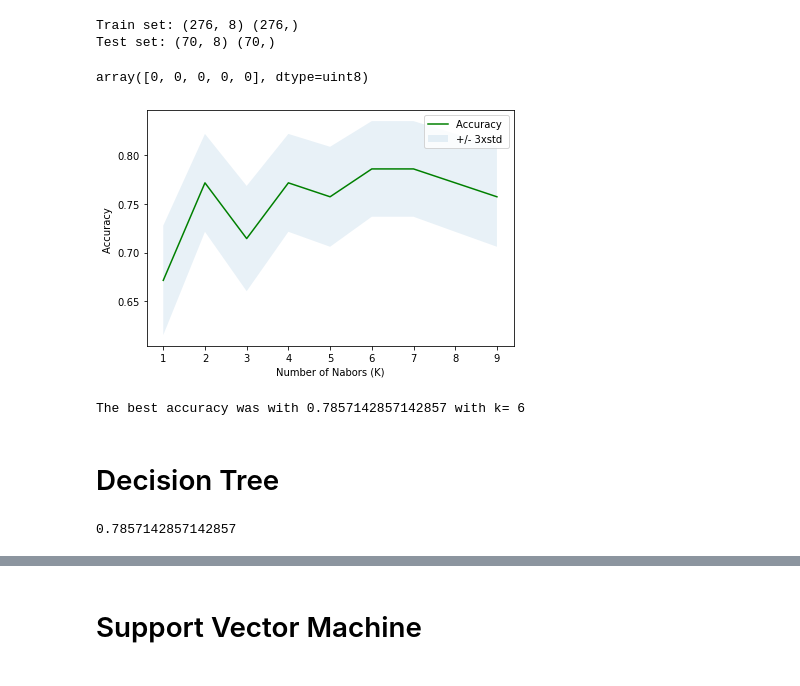
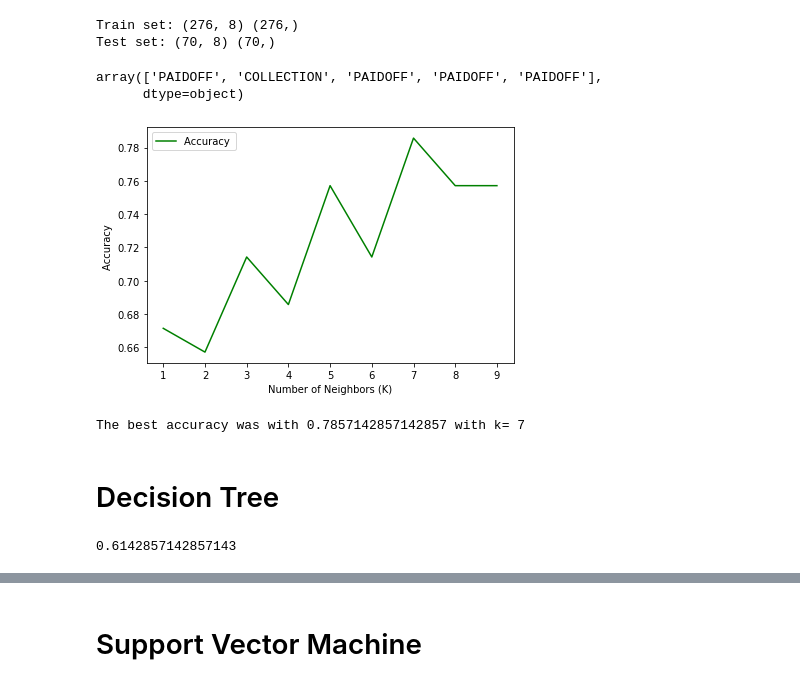
Before and after one commit to sainiabhinav95/coursera-capstone-project, a Jupyter notebook: Capstone_Intro_Project.ipynb, the cells around one changed output, grey strips where cells are left out. Saved outputs shown, nothing was run; the diff lists cells and outputs as text; code cells hidden in the pictures.

```diff
--- a/Capstone_Intro_Project.ipynb
+++ b/Capstone_Intro_Project.ipynb
@@ -276,7 +276,7 @@ Notice: You should find the best k to build the model with the best accuracy.
 **warning:** You should not use the __loan_test.csv__ for finding the best k, however, you can split your train_loan.csv into train and test to find the best __k__.
 # %%
 from sklearn.model_selection import train_test_split
-X1_train, X1_test, Y1_train, Y1_test = train_test_split( X, y_bin, test_size=0.2, random_state=4)
+X1_train, X1_test, Y1_train, Y1_test = train_test_split( X, y, test_size=0.2, random_state=4)
 print ('Train set:', X1_train.shape,  Y1_train.shape)
 print ('Test set:', X1_test.shape,  Y1_test.shape)
 # %% [output]
@@ -291,54 +291,50 @@ neigh = KNeighborsClassifier(n_neighbors = k).fit(X1_train,Y1_train)
 yhat1 = neigh.predict(X1_test)
 yhat1[0:5]
 # %% [output]
-array([0, 0, 0, 0, 0], dtype=uint8)
+array(['PAIDOFF', 'COLLECTION', 'PAIDOFF', 'PAIDOFF', 'PAIDOFF'],
+      dtype=object)
 # %%
 #Testing for best value of K
 
 Ks = 10
 mean_acc = np.zeros((Ks-1))
-std_acc = np.zeros((Ks-1))
 ConfustionMx = [];
 for n in range(1,Ks):
 
     #Train Model and Predict
     neigh = KNeighborsClassifier(n_neighbors = n).fit(X1_train,Y1_train)
     yhat=neigh.predict(X1_test)
     mean_acc[n-1] = metrics.accuracy_score(Y1_test, yhat)
 
-
-    std_acc[n-1]=np.std(yhat==Y1_test)/np.sqrt(yhat.shape[0])
-
 mean_acc
 
 plt.plot(range(1,Ks),mean_acc,'g')
-plt.fill_between(range(1,Ks),mean_acc - 1 * std_acc,mean_acc + 1 * std_acc, alpha=0.10)
 plt.legend(('Accuracy ', '+/- 3xstd'))
 plt.ylabel('Accuracy ')
-plt.xlabel('Number of Nabors (K)')
+plt.xlabel('Number of Neighbors (K)')
 plt.tight_layout()
 plt.show()
 
 print("The best accuracy was with", mean_acc.max(), "with k=", mean_acc.argmax()+1)
-#Using best value of k=6
-neigh = KNeighborsClassifier(n_neighbors = 6).fit(X,y_bin)
+#Using best value of k=7
+neigh = KNeighborsClassifier(n_neighbors = 7).fit(X,y)
 # %% [output]
-[figure, old version]
+[figure, new version]
-The best accuracy was with 0.7857142857142857 with k= 6
+The best accuracy was with 0.7857142857142857 with k= 7
 # %% [markdown]
 # Decision Tree
 # %%
 from sklearn.tree import DecisionTreeClassifier
 from sklearn import tree
 #No need to standarise the feature variables for ease of readability
-X2_train, X2_test, Y2_train, Y2_test = train_test_split(Feature, y_bin, test_size=0.2, random_state=4)
+X2_train, X2_test, Y2_train, Y2_test = train_test_split(Feature, y, test_size=0.2, random_state=4)
 
 loanTree = DecisionTreeClassifier(criterion="entropy", max_depth = 4)
 loanTree.fit(X2_train,Y2_train)
 predTree=loanTree.predict(X2_test)
 metrics.accuracy_score(Y2_test, predTree)
 # %% [output]
-0.7857142857142857
+0.6142857142857143
 # %%
 #Find best value for max depth
 d=10
```
Also changed, not shown: parts of 13 cells of this notebook.
